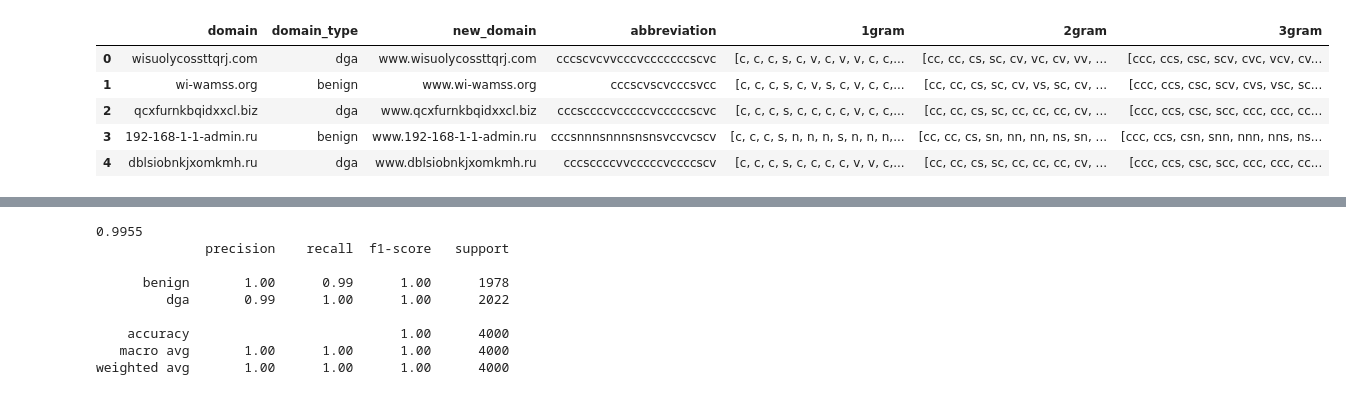
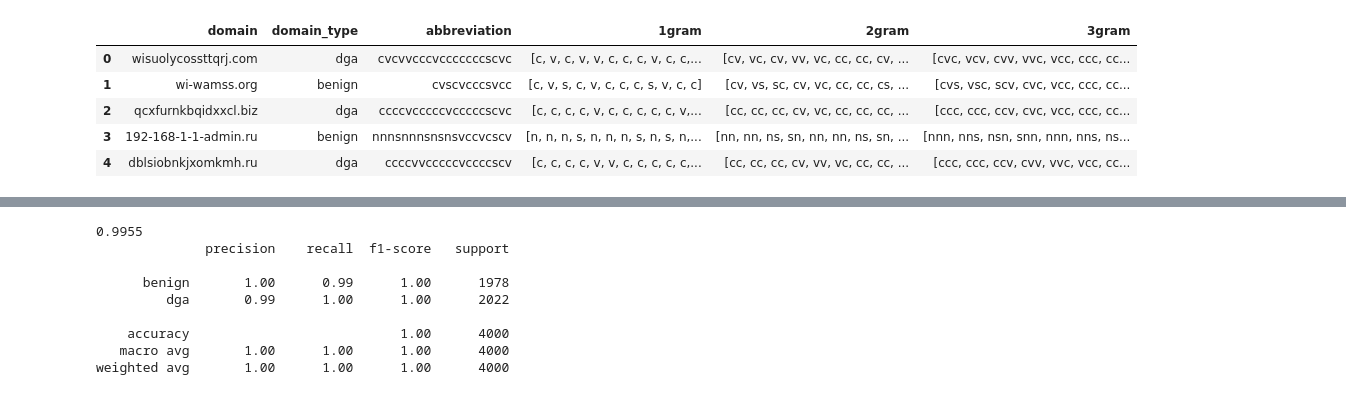
Before and after one commit to Tristan-Chow/Malicious-and-Benign-domain-detection, a Jupyter notebook: code/jupyternotebook/model_firstAttempt_updatedLogic_version.ipynb, the cells around one changed output, grey strips where cells are left out. Cells and saved outputs as stored; diff of their text form; code cells hidden in the pictures.

```diff
--- a/code/jupyternotebook/model_firstAttempt_updatedLogic_version.ipynb
+++ b/code/jupyternotebook/model_firstAttempt_updatedLogic_version.ipynb
@@ -2,6 +2,6 @@
 import pandas as pd
 import numpy as np
 domain_df = pd.read_csv("../../data/initial_data.csv")
-domain_df['new_domain'] = 'www.'+ domain_df.domain
+# domain_df['new_domain'] = 'www.'+ domain_df.domain
 domain_df.head(10)
 # %% [output]
@@ -18,0 +19,3 @@ domain_df.head(10)
+# %%
+expanded_df = pd.read_csv("../../data/expanded_data.csv")
+expanded_df.head(10)
@@ -18,0 +34,4 @@ domain_df.head(10)
+# %%
+df = pd.concat([domain_df,expanded_df])
+df.drop_duplicates(inplace=True)
+df.head()
@@ -33,6 +63,6 @@ def transform(val):
         else:
             new += 's'
     return new
-domain_df['abbreviation']= domain_df['new_domain'].apply(transform)
+df['abbreviation']= df['domain'].apply(transform)
 domain_df.head(10)
 # %% [output]
@@ -50,18 +80,18 @@ domain_df.head(10)
 # %%
 from nltk.util import ngrams
 def extract_ngrams(row, num):
     n_grams = ngrams(row, num)
     return [ ''.join(grams) for grams in n_grams]
 for i in range(1,4):
-    domain_df['{}gram'.format(i)]= domain_df['abbreviation'].apply(extract_ngrams, args=(i,))
-domain_df.head()
+    df['{}gram'.format(i)]= df['abbreviation'].apply(extract_ngrams, args=(i,))
+df.head()
 # %% [output]
-|  | domain | domain_type | new_domain | abbreviation | 1gram | 2gram | 3gram |
-| 0 | wisuolycossttqrj.com | dga | www.wisuolycossttqrj.com | cccscvcvvcccvcccccccscvc | [c, c, c, s, c, v, c, v, v, c, c,... | [cc, cc, cs, sc, cv, vc, cv, vv, ... | [ccc, ccs, csc, scv, cvc, vcv, cv... |
-| 1 | wi-wamss.org | benign | www.wi-wamss.org | cccscvscvcccsvcc | [c, c, c, s, c, v, s, c, v, c, c,... | [cc, cc, cs, sc, cv, vs, sc, cv, ... | [ccc, ccs, csc, scv, cvs, vsc, sc... |
-| 2 | qcxfurnkbqidxxcl.biz | dga | www.qcxfurnkbqidxxcl.biz | cccsccccvcccccvcccccscvc | [c, c, c, s, c, c, c, c, v, c, c,... | [cc, cc, cs, sc, cc, cc, cc, cv, ... | [ccc, ccs, csc, scc, ccc, ccc, cc... |
-| 3 | 192-168-1-1-admin.ru | benign | www.192-168-1-1-admin.ru | cccsnnnsnnnsnsnsvccvcscv | [c, c, c, s, n, n, n, s, n, n, n,... | [cc, cc, cs, sn, nn, nn, ns, sn, ... | [ccc, ccs, csn, snn, nnn, nns, ns... |
-| 4 | dblsiobnkjxomkmh.ru | dga | www.dblsiobnkjxomkmh.ru | cccsccccvvcccccvccccscv | [c, c, c, s, c, c, c, c, v, v, c,... | [cc, cc, cs, sc, cc, cc, cc, cv, ... | [ccc, ccs, csc, scc, ccc, ccc, cc... |
+|  | domain | domain_type | abbreviation | 1gram | 2gram | 3gram |
+| 0 | wisuolycossttqrj.com | dga | cvcvvcccvcccccccscvc | [c, v, c, v, v, c, c, c, v, c, c,... | [cv, vc, cv, vv, vc, cc, cc, cv, ... | [cvc, vcv, cvv, vvc, vcc, ccc, cc... |
+| 1 | wi-wamss.org | benign | cvscvcccsvcc | [c, v, s, c, v, c, c, c, s, v, c, c] | [cv, vs, sc, cv, vc, cc, cc, cs, ... | [cvs, vsc, scv, cvc, vcc, ccc, cc... |
+| 2 | qcxfurnkbqidxxcl.biz | dga | ccccvcccccvcccccscvc | [c, c, c, c, v, c, c, c, c, c, v,... | [cc, cc, cc, cv, vc, cc, cc, cc, ... | [ccc, ccc, ccv, cvc, vcc, ccc, cc... |
+| 3 | 192-168-1-1-admin.ru | benign | nnnsnnnsnsnsvccvcscv | [n, n, n, s, n, n, n, s, n, s, n,... | [nn, nn, ns, sn, nn, nn, ns, sn, ... | [nnn, nns, nsn, snn, nnn, nns, ns... |
+| 4 | dblsiobnkjxomkmh.ru | dga | ccccvvcccccvccccscv | [c, c, c, c, v, v, c, c, c, c, c,... | [cc, cc, cc, cv, vv, vc, cc, cc, ... | [ccc, ccc, ccv, cvv, vvc, vcc, cc... |
 # %%
 from collections import Counter
 def generate_combinations(n, comb):
```
Also changed, not shown: parts of 26 cells of this notebook, 8 other files.
